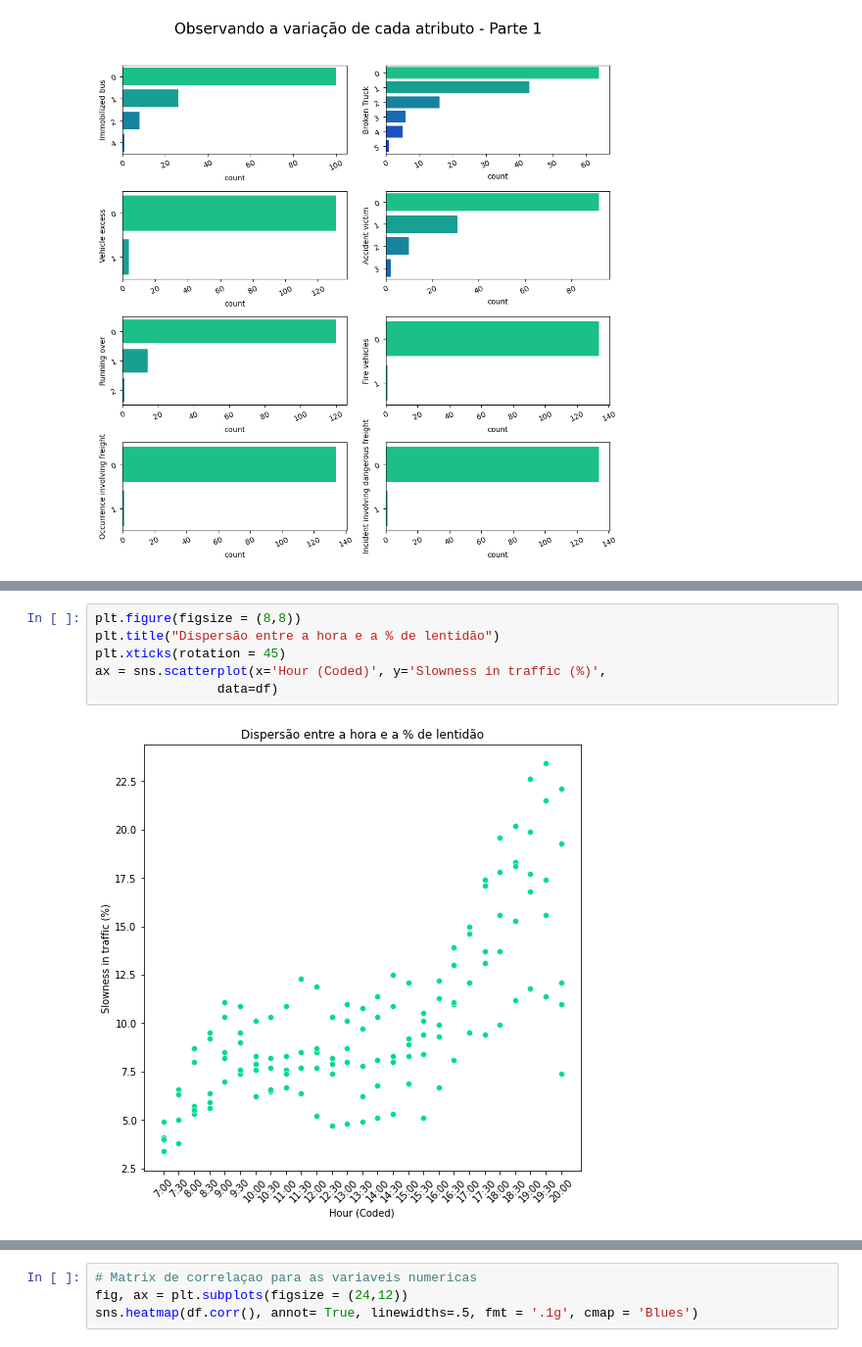
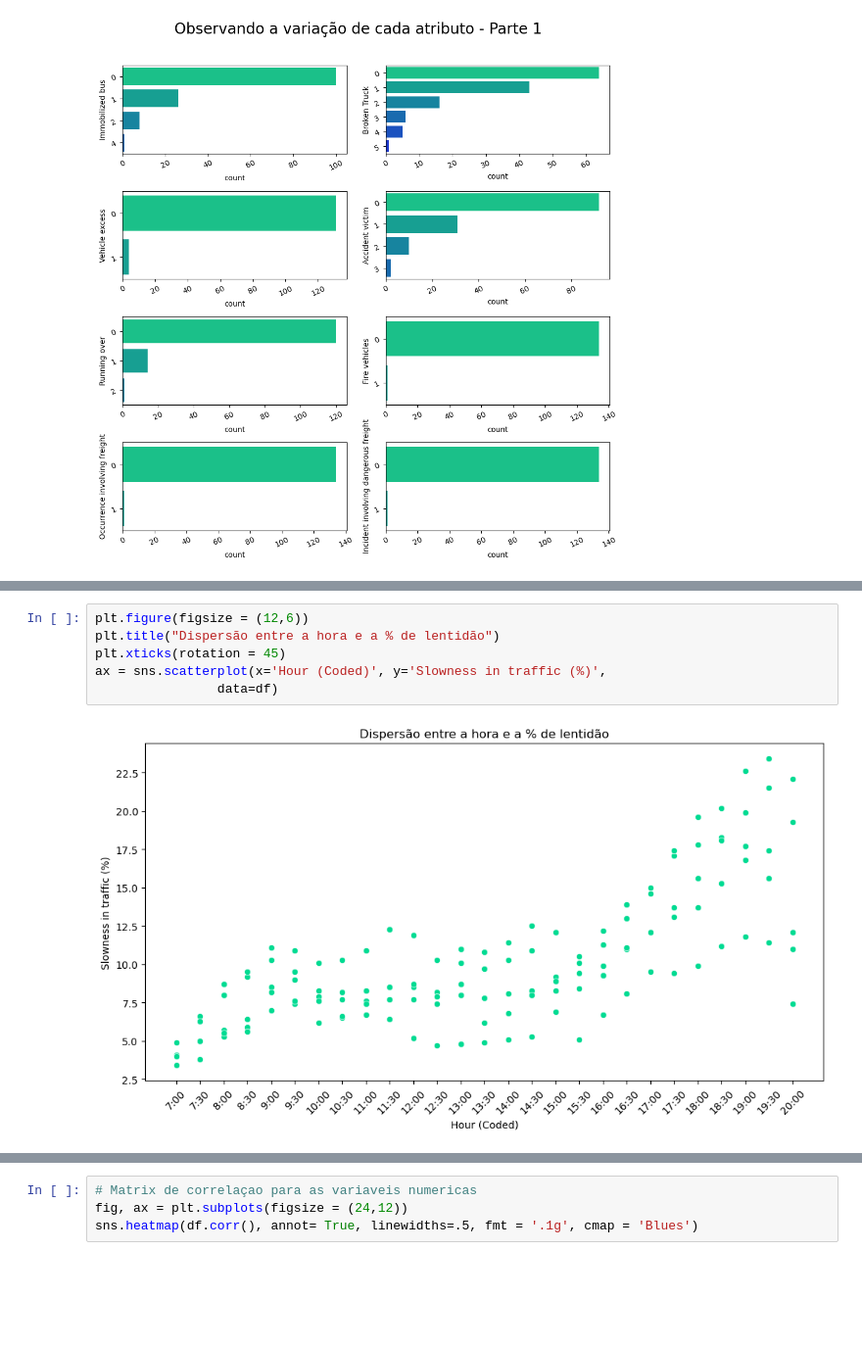
Before and after one commit to opablodantas/SP-Urban-Traffic-Prediction-Research, a Jupyter notebook: BEHAVIOR_URBAN_TRAFFIC.ipynb, the cells around one changed output, grey strips where cells are left out. Shown at 98% size. Saved outputs shown, nothing was run; the diff lists cells and outputs as text; blank space fills up the shorter version.

```diff
--- a/BEHAVIOR_URBAN_TRAFFIC.ipynb
+++ b/BEHAVIOR_URBAN_TRAFFIC.ipynb
@@ -491,8 +527,8 @@ plt.show()
 # %%
-plt.figure(figsize = (8,8))
+plt.figure(figsize = (12,6))
 plt.title("Dispersão entre a hora e a % de lentidão")
 plt.xticks(rotation = 45)
 ax = sns.scatterplot(x='Hour (Coded)', y='Slowness in traffic (%)',
                 data=df)
 # %% [output]
-[figure, old version]
+[figure, new version]
```
Also changed, not shown: parts of 32 cells of this notebook.
